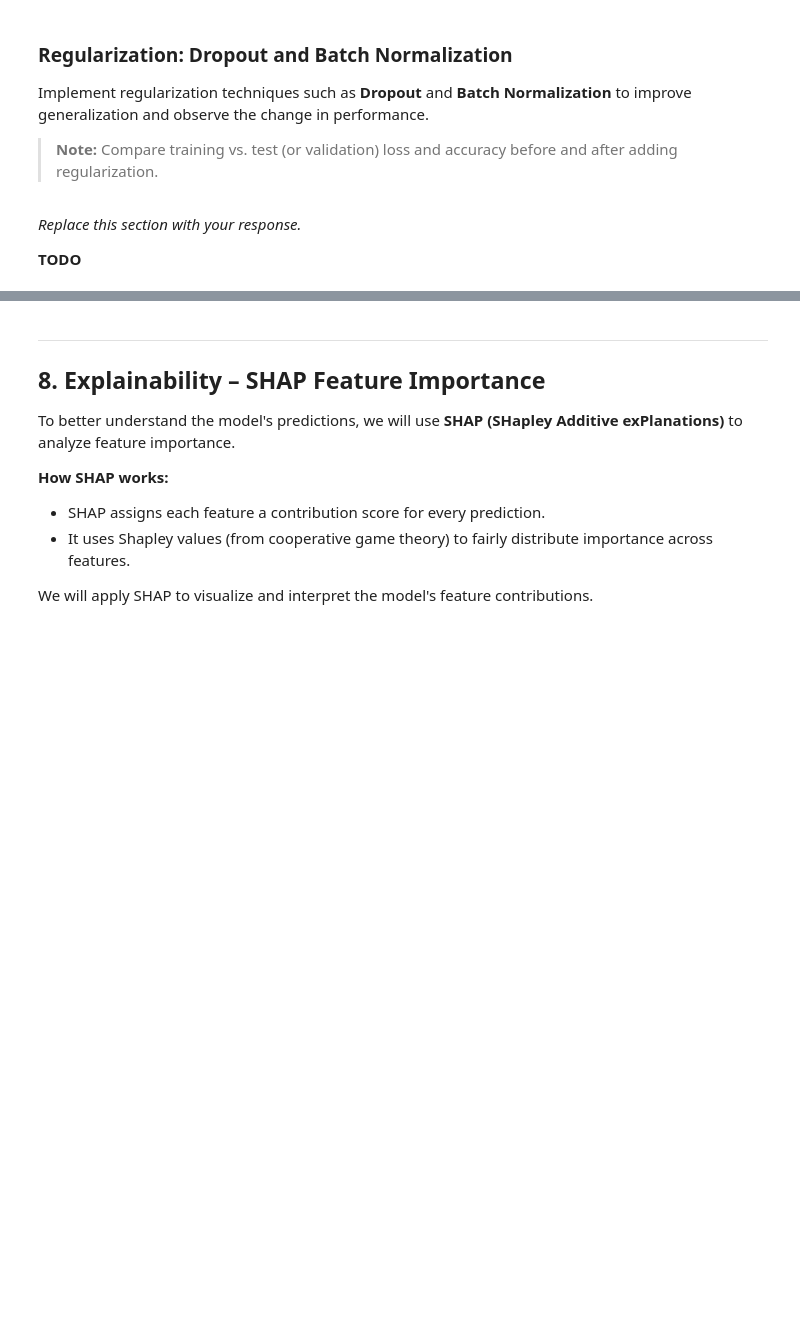
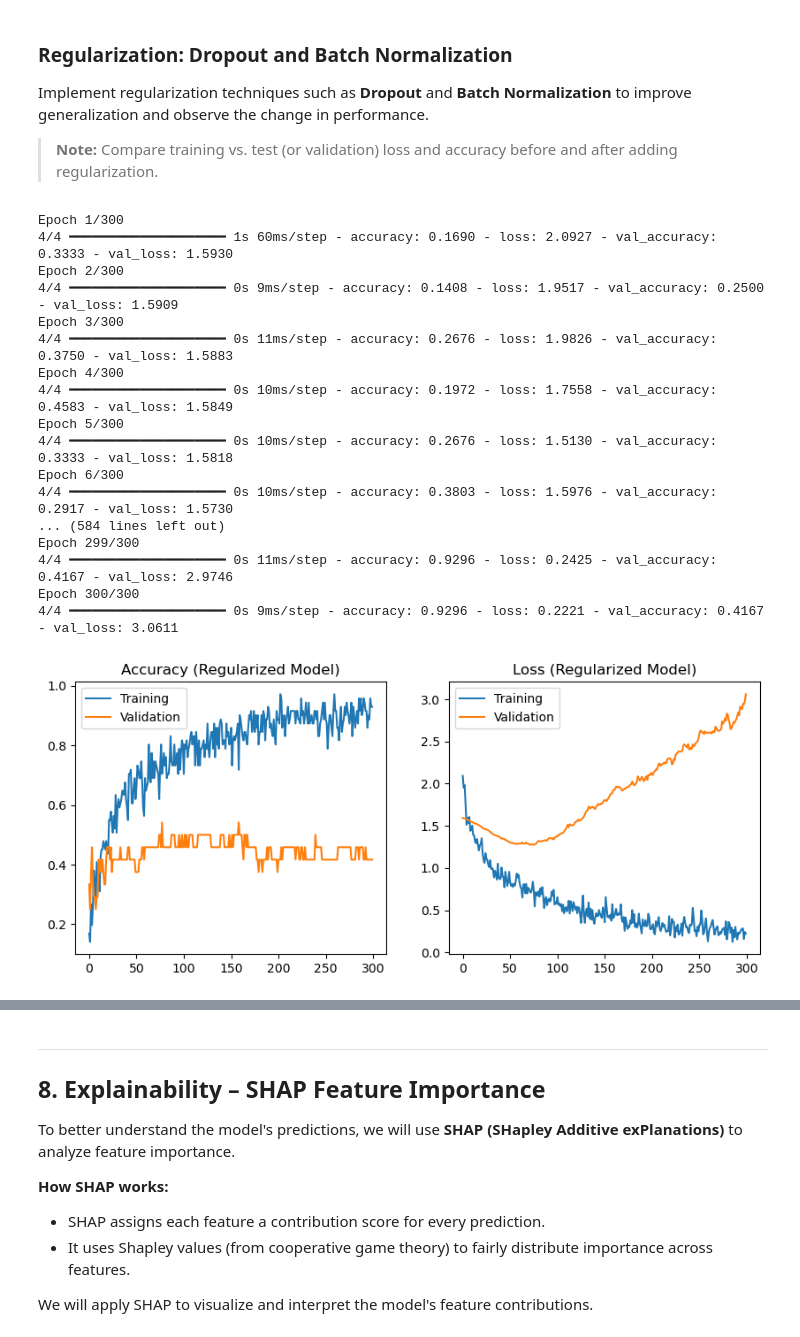
Before and after one commit to lindsayvarzz/AML_Project_1, a Jupyter notebook: Project_1.ipynb, the cells around one changed output, grey strips where cells are left out. Drawn from its saved outputs; the diff is of its cells as text; code cells hidden in the pictures; blank space fills up the shorter version.

```diff
--- a/Project_1.ipynb
+++ b/Project_1.ipynb
@@ -901,4 +1186,66 @@ Implement regularization techniques such as **Dropout** and **Batch Normalizatio
-# %% [markdown]
-*Replace this section with your response.*
-
-**TODO**
+# %%
+from keras.layers import Dropout, BatchNormalization
+
+keras_model_reg = Sequential()
+
+keras_model_reg.add(Dense(128, activation='relu', input_shape=(feature_count,)))
+keras_model_reg.add(BatchNormalization())
+keras_model_reg.add(Dropout(0.3))
+keras_model_reg.add(Dense(64, activation='relu'))
+keras_model_reg.add(BatchNormalization())
+keras_model_reg.add(Dropout(0.3))
+keras_model_reg.add(Dense(64, activation='relu'))
+keras_model_reg.add(Dropout(0.2))
+keras_model_reg.add(Dense(32, activation='relu'))
+keras_model_reg.add(Dense(5, activation='softmax'))
+
+keras_model_reg.compile(
+    loss='categorical_crossentropy',
+    optimizer='sgd',
+    metrics=['accuracy']
+)
+
+history_reg = keras_model_reg.fit(
+    X_train_nn,
+    y_train_nn,
+    batch_size=20,
+    epochs=300,
+    validation_split=0.25
+)
+
+import matplotlib.pyplot as plt
+
+plt.figure(figsize=(10,4))
+
+plt.subplot(1,2,1)
+plt.plot(history_reg.history["accuracy"], label="Training")
+plt.plot(history_reg.history["val_accuracy"], label="Validation")
+plt.title("Accuracy (Regularized Model)")
+plt.legend()
+
+plt.subplot(1,2,2)
+plt.plot(history_reg.history["loss"], label="Training")
+plt.plot(history_reg.history["val_loss"], label="Validation")
+plt.title("Loss (Regularized Model)")
+plt.legend()
+
+plt.show()
+# %% [output]
+Epoch 1/300
+4/4 ━━━━━━━━━━━━━━━━━━━━ 1s 60ms/step - accuracy: 0.1690 - loss: 2.0927 - val_accuracy: 0.3333 - val_loss: 1.5930
+Epoch 2/300
+4/4 ━━━━━━━━━━━━━━━━━━━━ 0s 9ms/step - accuracy: 0.1408 - loss: 1.9517 - val_accuracy: 0.2500 - val_loss: 1.5909
+Epoch 3/300
+4/4 ━━━━━━━━━━━━━━━━━━━━ 0s 11ms/step - accuracy: 0.2676 - loss: 1.9826 - val_accuracy: 0.3750 - val_loss: 1.5883
+Epoch 4/300
+4/4 ━━━━━━━━━━━━━━━━━━━━ 0s 10ms/step - accuracy: 0.1972 - loss: 1.7558 - val_accuracy: 0.4583 - val_loss: 1.5849
+Epoch 5/300
+4/4 ━━━━━━━━━━━━━━━━━━━━ 0s 10ms/step - accuracy: 0.2676 - loss: 1.5130 - val_accuracy: 0.3333 - val_loss: 1.5818
+Epoch 6/300
+4/4 ━━━━━━━━━━━━━━━━━━━━ 0s 10ms/step - accuracy: 0.3803 - loss: 1.5976 - val_accuracy: 0.2917 - val_loss: 1.5730
+... (584 lines left out)
+Epoch 299/300
+4/4 ━━━━━━━━━━━━━━━━━━━━ 0s 11ms/step - accuracy: 0.9296 - loss: 0.2425 - val_accuracy: 0.4167 - val_loss: 2.9746
+Epoch 300/300
+4/4 ━━━━━━━━━━━━━━━━━━━━ 0s 9ms/step - accuracy: 0.9296 - loss: 0.2221 - val_accuracy: 0.4167 - val_loss: 3.0611
+[figure, added]
```
Also changed, not shown: parts of 45 cells of this notebook.
